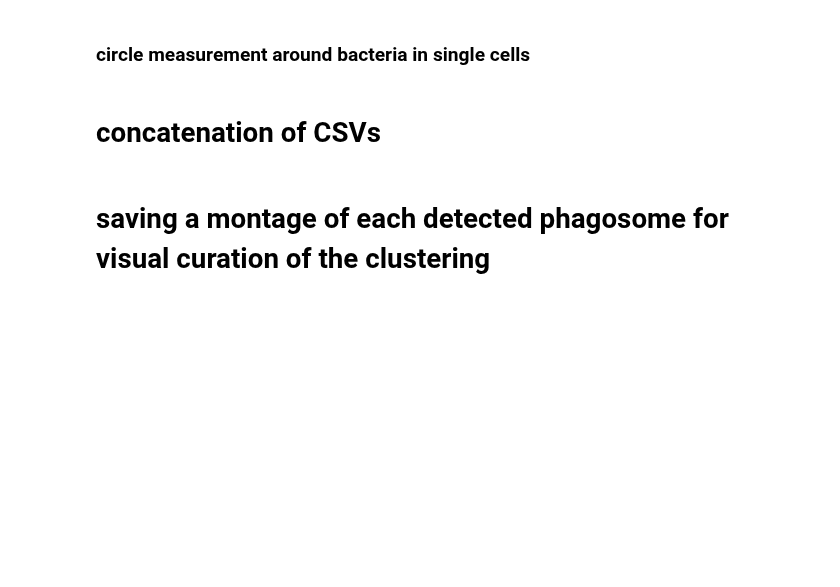
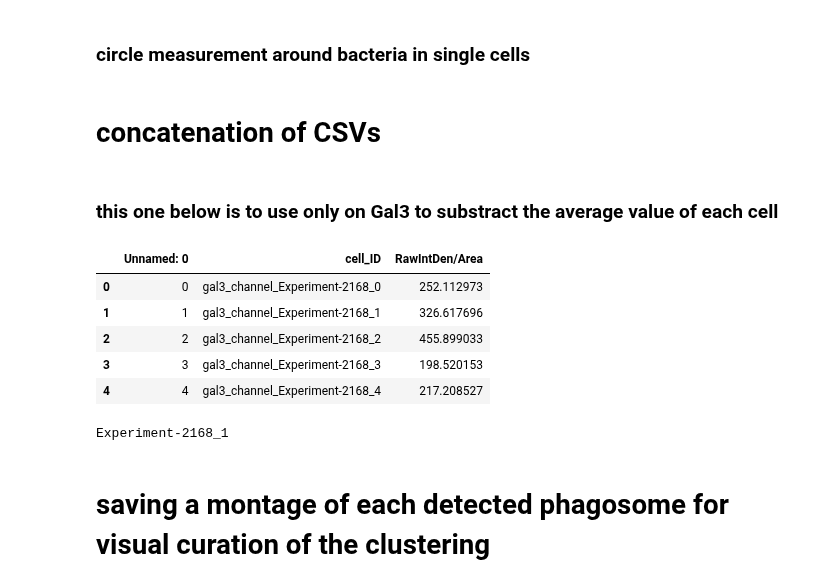
Before and after one commit to jaugenst/pyimagej_workflows, a Jupyter notebook: notebooks/single_bact_quant_2.ipynb, the cells around one changed output. Drawn from its saved outputs; the diff is of its cells as text; code cells hidden in the pictures; blank space fills up the shorter version.

Commit message:
added another function for the concatenation of files if some normalization is needed against the average single cell value

```diff
--- a/notebooks/single_bact_quant_2.ipynb
+++ b/notebooks/single_bact_quant_2.ipynb
@@ -961,6 +959,8 @@ for file_path in file_list:
     result_gal3 = pandas.concat(df_gal3_list, axis=1)
     result_lc3.to_csv(f"{directory_path}LC3_numbers.csv")
     result_gal3.to_csv(f"{directory_path}gal3_numbers.csv")
+# %% [markdown]
+### this one below is to use only on Gal3 to substract the average value of each cell
 # %%
 file_pattern = os.path.join(directory_path, "*.czi")
 file_list = glob.glob(file_pattern)
@@ -979,3 +1005,22 @@ for file_path in file_list:
+# %%
+csv_path = f"{channels_path}gal3_channel_Experiment-2168_final_number.csv"
+df = pandas.read_csv(csv_path)
+df.head()
+# %% [output]
+|  | Unnamed: 0 | cell_ID | RawIntDen/Area |
+| 0 | 0 | gal3_channel_Experiment-2168_0 | 252.112973 |
+| 1 | 1 | gal3_channel_Experiment-2168_1 | 326.617696 |
+| 2 | 2 | gal3_channel_Experiment-2168_2 | 455.899033 |
+| 3 | 3 | gal3_channel_Experiment-2168_3 | 198.520153 |
+| 4 | 4 | gal3_channel_Experiment-2168_4 | 217.208527 |
+# %%
+prout = df['cell_ID'][1]
+fessegauche = prout.split("_")[2]
+fessedroite = prout.split("_")[3]
+fesses = f"{fessegauche}_{fessedroite}"
+print(fesses)
+# %% [output]
+Experiment-2168_1
 # %% [markdown]
 # saving a montage of each detected phagosome for visual curation of the clustering
 # %%
```
Also changed, not shown: parts of 2 cells of this notebook.
